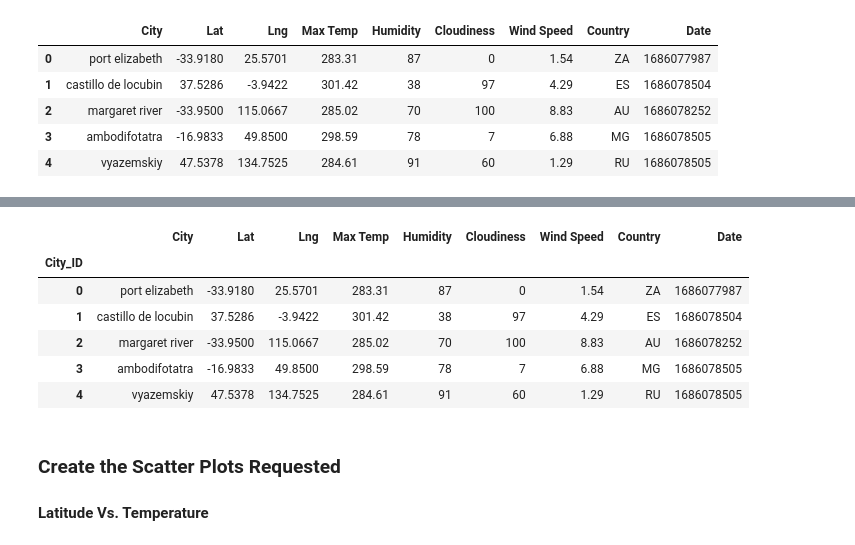
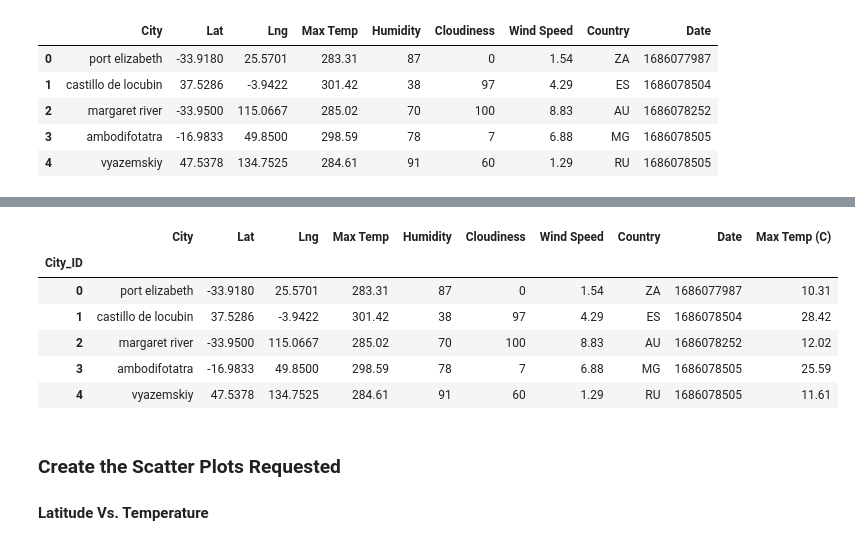
Before and after one commit to AleidvdZ/python-api-challenge, a Jupyter notebook: WeatherPy.ipynb, the cells around one changed output, grey strips where cells are left out. Saved outputs shown, nothing was run; the diff lists cells and outputs as text; code cells hidden in the pictures.

```diff
--- a/WeatherPy.ipynb
+++ b/WeatherPy.ipynb
@@ -173,17 +186,21 @@ city_data_df.to_csv("output_data/cities.csv", index_label="City_ID")
 # %%
 # Read saved data
 city_data_df = pd.read_csv("output_data/cities.csv", index_col="City_ID")
 
+# Change temperature fom Kelvin to Celcius
+city_data_df["Max Temp (C)"] = city_data_df["Max Temp"]-273
+
+
 # Display sample data
 city_data_df.head()
 # %% [output]
-|  | City | Lat | Lng | Max Temp | Humidity | Cloudiness | Wind Speed | Country | Date |
-| City_ID |  |  |  |  |  |  |  |  |  |
-| 0 | port elizabeth | -33.9180 | 25.5701 | 283.31 | 87 | 0 | 1.54 | ZA | 1686077987 |
-| 1 | castillo de locubin | 37.5286 | -3.9422 | 301.42 | 38 | 97 | 4.29 | ES | 1686078504 |
-| 2 | margaret river | -33.9500 | 115.0667 | 285.02 | 70 | 100 | 8.83 | AU | 1686078252 |
-| 3 | ambodifotatra | -16.9833 | 49.8500 | 298.59 | 78 | 7 | 6.88 | MG | 1686078505 |
-| 4 | vyazemskiy | 47.5378 | 134.7525 | 284.61 | 91 | 60 | 1.29 | RU | 1686078505 |
+|  | City | Lat | Lng | Max Temp | Humidity | Cloudiness | Wind Speed | Country | Date | Max Temp (C) |
+| City_ID |  |  |  |  |  |  |  |  |  |  |
+| 0 | port elizabeth | -33.9180 | 25.5701 | 283.31 | 87 | 0 | 1.54 | ZA | 1686077987 | 10.31 |
+| 1 | castillo de locubin | 37.5286 | -3.9422 | 301.42 | 38 | 97 | 4.29 | ES | 1686078504 | 28.42 |
+| 2 | margaret river | -33.9500 | 115.0667 | 285.02 | 70 | 100 | 8.83 | AU | 1686078252 | 12.02 |
+| 3 | ambodifotatra | -16.9833 | 49.8500 | 298.59 | 78 | 7 | 6.88 | MG | 1686078505 | 25.59 |
+| 4 | vyazemskiy | 47.5378 | 134.7525 | 284.61 | 91 | 60 | 1.29 | RU | 1686078505 | 11.61 |
 # %% [markdown]
 ### Create the Scatter Plots Requested
 
```
Also changed, not shown: parts of 5 cells of this notebook, 5 other files.
